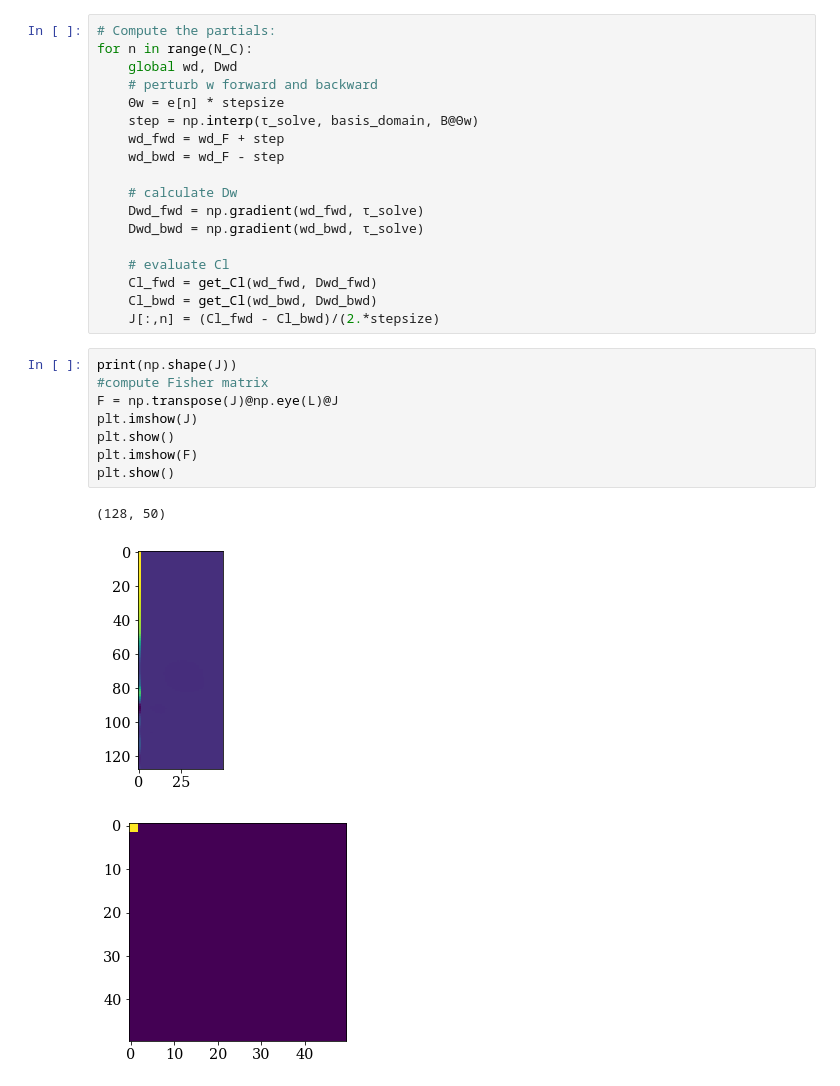
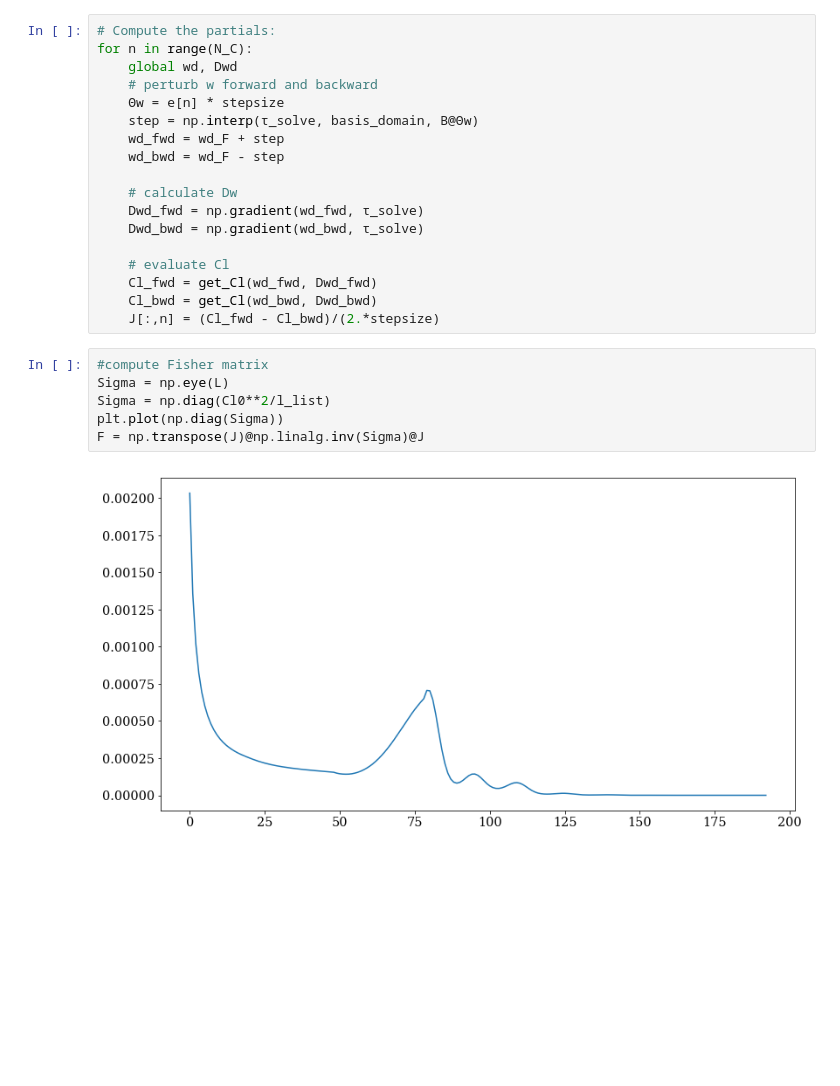
Before and after one commit to aifer4/summer_2019, a Jupyter notebook: PCA_numba.ipynb, the cells around one changed output. Saved outputs shown, nothing was run; the diff lists cells and outputs as text; blank space fills up the shorter version.

```diff
--- a/PCA_numba.ipynb
+++ b/PCA_numba.ipynb
@@ -237,18 +255,14 @@ for n in range(N_C):
     Cl_fwd = get_Cl(wd_fwd, Dwd_fwd)
     Cl_bwd = get_Cl(wd_bwd, Dwd_bwd)
     J[:,n] = (Cl_fwd - Cl_bwd)/(2.*stepsize)
-# %%
-print(np.shape(J))
-#compute Fisher matrix
-F = np.transpose(J)@np.eye(L)@J
-plt.imshow(J)
-plt.show()
-plt.imshow(F)
-plt.show()
-# %% [output]
-(128, 50)
-[figure, removed]
-[figure, removed]
+# %%
+#compute Fisher matrix
+Sigma = np.eye(L)
+Sigma = np.diag(Cl0**2/l_list)
+plt.plot(np.diag(Sigma))
+F = np.transpose(J)@np.linalg.inv(Sigma)@J
+# %% [output]
+[figure, added]
 # %%
 w, v = np.linalg.eig(F)
 PC = np.real(v)
```
Also changed, not shown: parts of 8 cells of this notebook, 4 other files.
